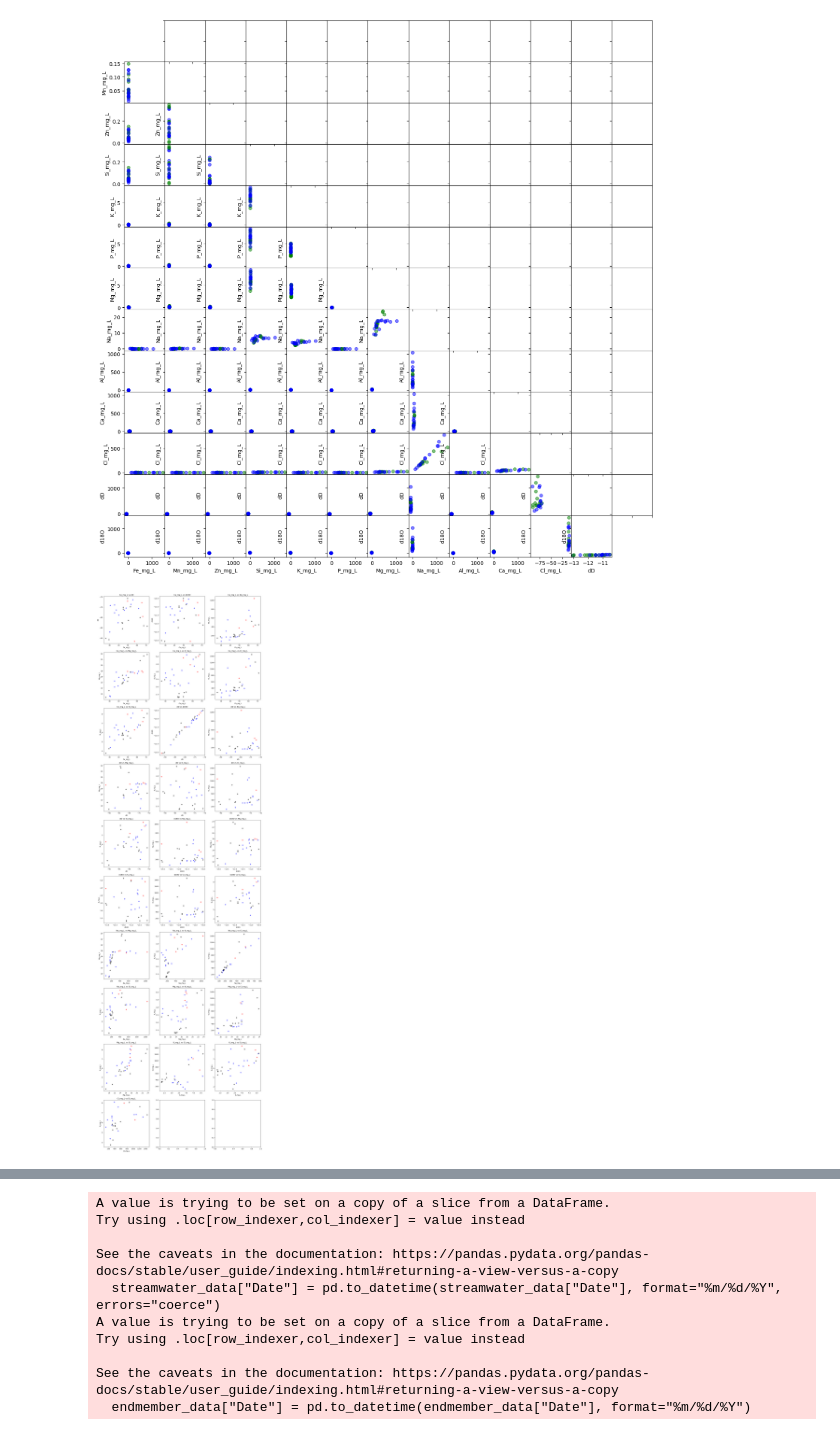
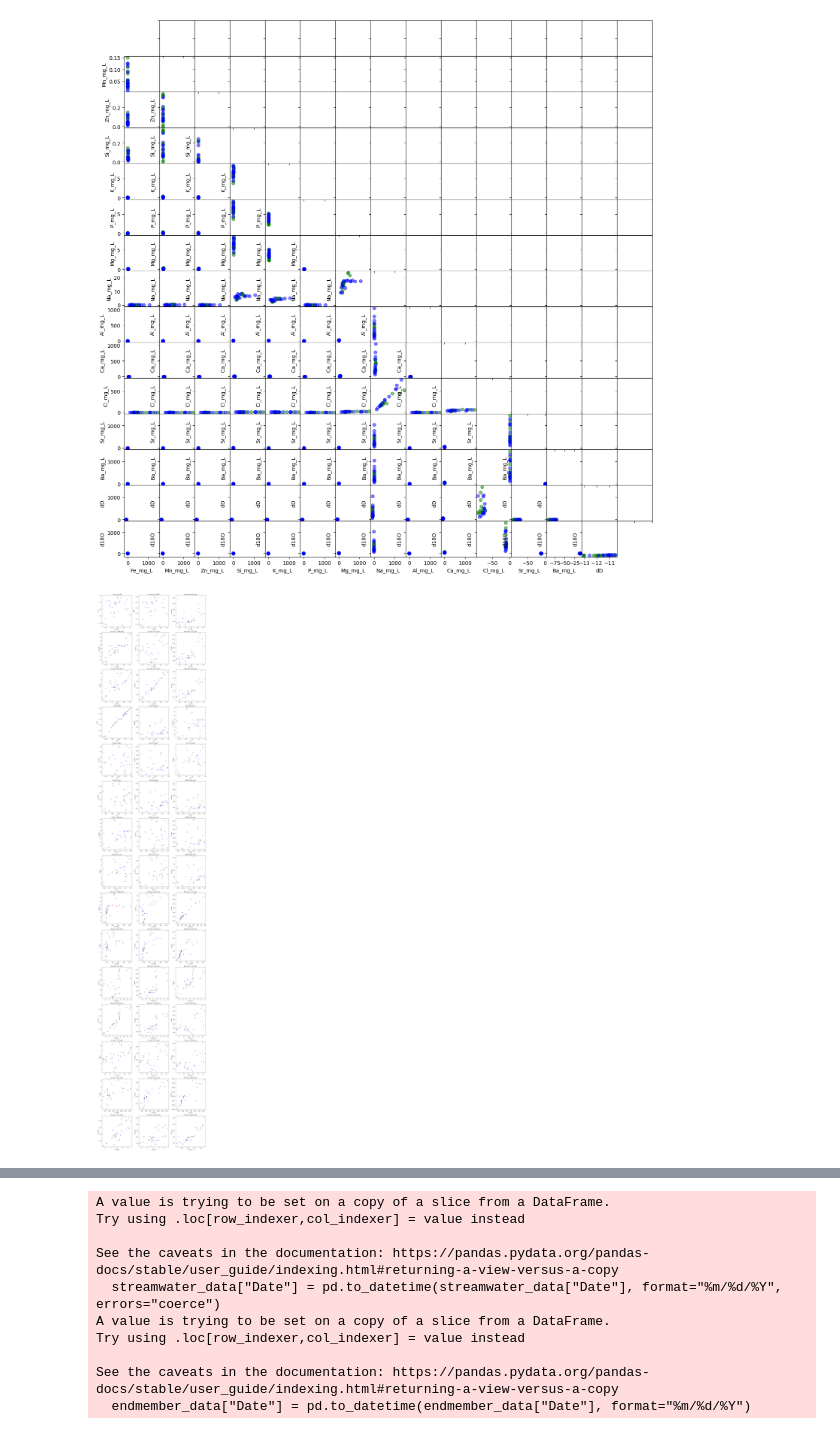
Before and after one commit to MeganEDuffy/EMMA, a Jupyter notebook: bivariate-plots/Potash_2025_ISCO_bivariates.ipynb, the cells around one changed output, grey strips where cells are left out. Saved outputs shown, nothing was run; the diff lists cells and outputs as text; code cells hidden in the pictures.

```diff
--- a/bivariate-plots/Potash_2025_ISCO_bivariates.ipynb
+++ b/bivariate-plots/Potash_2025_ISCO_bivariates.ipynb
@@ -32,10 +33,10 @@ data = data.loc[
 ]
 
 # List of solute column names
-# No Cu, like there was in RI23 and RI24
+# No Cu, like there was in RI23 and RI24, but add Sr and Ba
 solutes = ['Fe_mg_L', 'Mn_mg_L', 'Zn_mg_L', 'Si_mg_L', 'K_mg_L',
            'P_mg_L', 'Mg_mg_L', 'Na_mg_L', 'Al_mg_L', 'Ca_mg_L',
-           'Cl_mg_L',
+           'Cl_mg_L', 'Sr_mg_L', 'Ba_mg_L',
            'dD', 'd18O']
 
 # Map months to seasons
@@ -115,7 +116,7 @@ plt.tight_layout()
 # Show the plots
 plt.show()
 # %% [output]
-[figure, old version]
+[figure, new version]
 # %%
 # same but not in a triangle
 import pandas as pd
@@ -131,7 +132,7 @@ data = data.loc[
 ]
 
 # Select the specific parameters of interest
-selected_parameters = ['Ca_mg_L', 'dD', 'd18O', 'Na_mg_L', 'Mg_mg_L', 'K_mg_L', 'Cl_mg_L', "Si_mg_L"]
+selected_parameters = ['Ca_mg_L', 'dD', 'd18O', 'Na_mg_L', 'Mg_mg_L', 'K_mg_L', 'Cl_mg_L', "Si_mg_L", 'Sr_mg_L', 'Ba_mg_L']
 
 # Convert the "Date" column to datetime
 data["Date"] = pd.to_datetime(data["Date"], format="%m/%d/%Y", errors="coerce")
@@ -156,31 +157,31 @@ num_cols = 3  # You can adjust the number of columns in each row
 num_rows = (num_plots + num_cols - 1) // num_cols
 fig, axes = plt.subplots(num_rows, num_cols, figsize=(15, 5 * num_rows))
 
 # Flatten the axes array to simplify indexing
 axes = axes.flatten()
 
 # Plot each bivariate combination
 for i, (solute1, solute2) in enumerate(combinations_list):
     ax = axes[i]
 
     # Use a scatter plot with colored markers based on the date ranges
     for label, (start_date, end_date, color) in date_ranges.items():
         event_data = data[data["Date"].between(start_date, end_date, inclusive="both")]
         ax.scatter(
             event_data[solute1], event_data[solute2],
             alpha=0.5, label=label, c=color
             #alpha=0.5, label=f"{label}: {start_date} - {end_date}", c=color
         )
 
     ax.set_xlabel(solute1)
     ax.set_ylabel(solute2)
     ax.set_title(f"{solute1} vs {solute2}")
     #ax.legend()
 
 # Adjust layout to prevent overlapping
 plt.tight_layout()
 
 # Show the plots
 plt.show()
 # %% [output]
-[figure, old version]
+[figure, new version]
```
Also changed, not shown: parts of 2 cells of this notebook, 2 other files.
